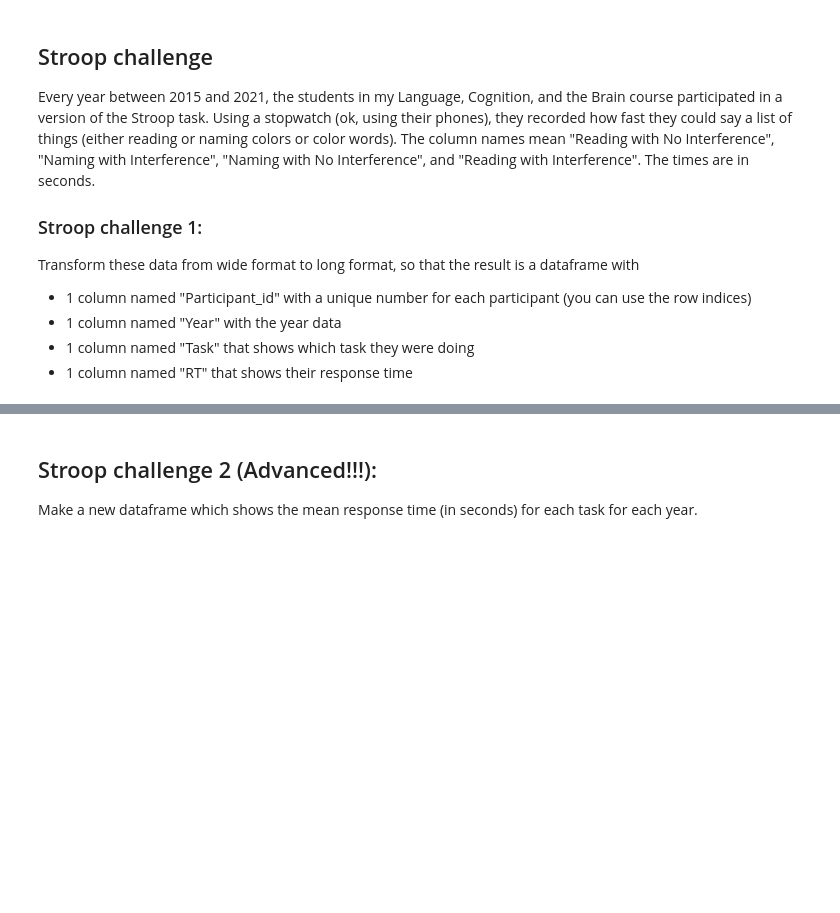
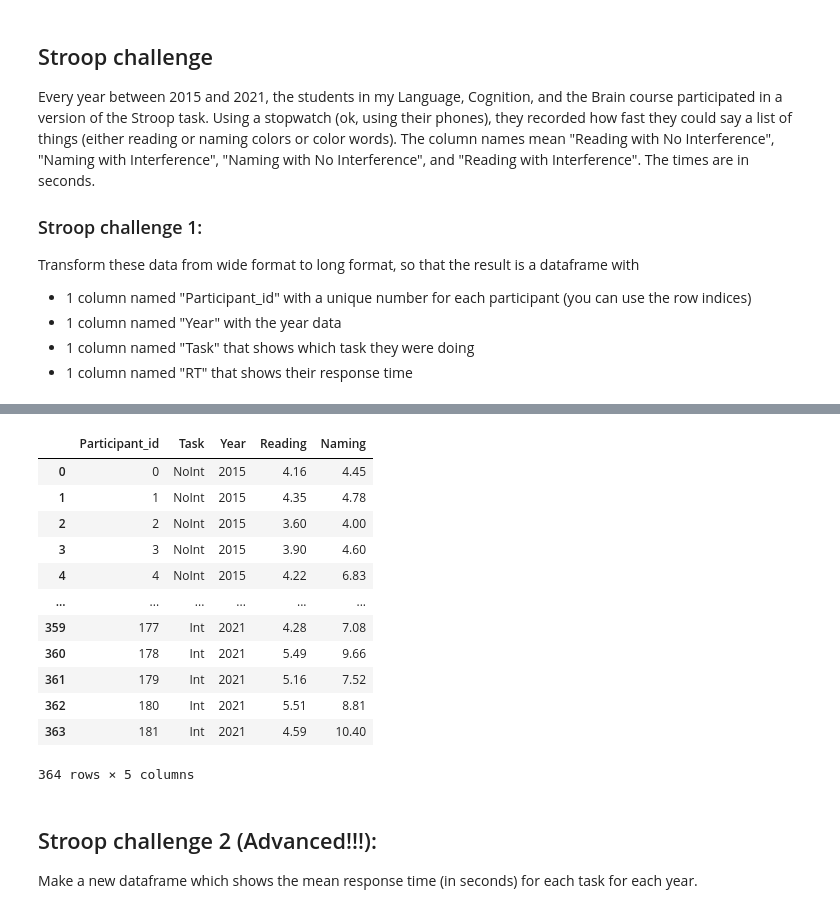
Before and after one commit to Louisefrausing/CulturalDataScience, a Jupyter notebook: fun_with_pandas.ipynb, the cells around one changed output, grey strips where cells are left out. Drawn from its saved outputs; the diff is of its cells as text; code cells hidden in the pictures; blank space fills up the shorter version.

```diff
--- a/fun_with_pandas.ipynb
+++ b/fun_with_pandas.ipynb
@@ -405,3 +452,20 @@ df
+# %%
+df_long = df_long.reset_index()
+df_long
+# %% [output]
+|  | Participant_id | Task | Year | Reading | Naming |
+| 0 | 0 | NoInt | 2015 | 4.16 | 4.45 |
+| 1 | 1 | NoInt | 2015 | 4.35 | 4.78 |
+| 2 | 2 | NoInt | 2015 | 3.60 | 4.00 |
+| 3 | 3 | NoInt | 2015 | 3.90 | 4.60 |
+| 4 | 4 | NoInt | 2015 | 4.22 | 6.83 |
+| ... | ... | ... | ... | ... | ... |
+| 359 | 177 | Int | 2021 | 4.28 | 7.08 |
+| 360 | 178 | Int | 2021 | 5.49 | 9.66 |
+| 361 | 179 | Int | 2021 | 5.16 | 7.52 |
+| 362 | 180 | Int | 2021 | 5.51 | 8.81 |
+| 363 | 181 | Int | 2021 | 4.59 | 10.40 |
+364 rows × 5 columns
 # %% [markdown]
 ## Stroop challenge 2 (Advanced!!!):
 
```
Also changed, not shown: parts of 4 cells of this notebook.
